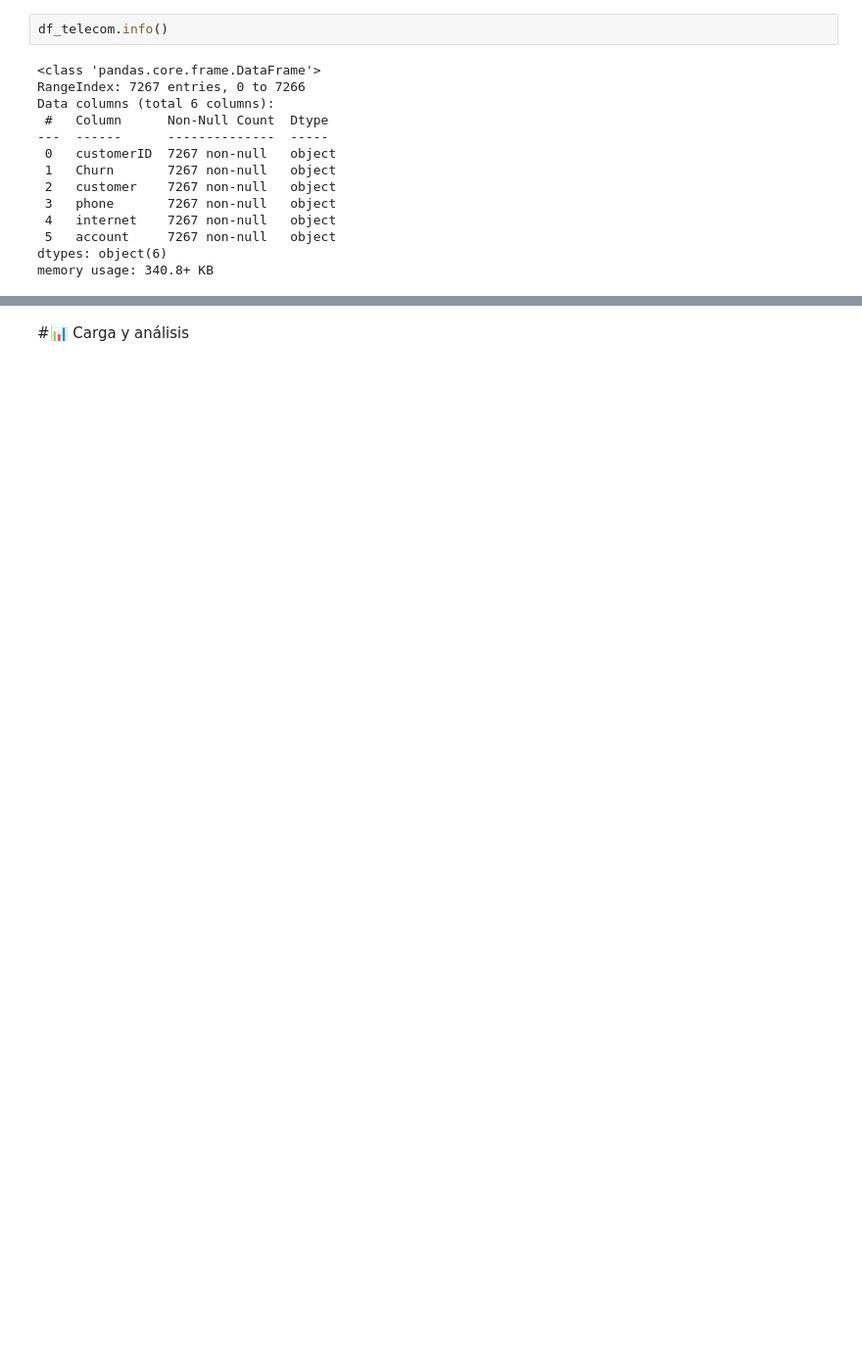
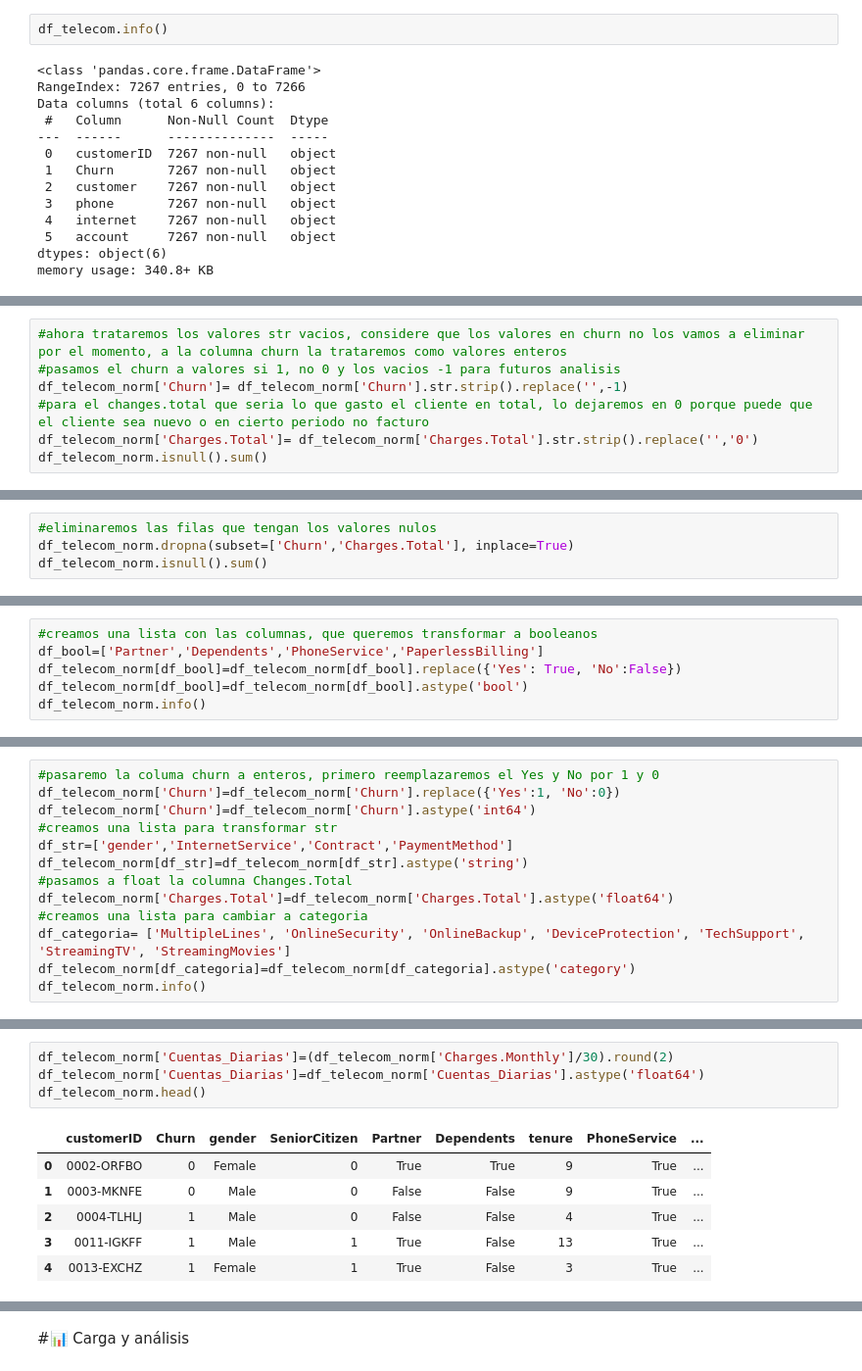
Before and after one commit to Alejandro0699/telecomX, a Jupyter notebook: TelecomX_LATAM.ipynb, the cells around one changed output, grey strips where cells are left out. Shown at 98% size. Cells and saved outputs as stored; diff of their text form; blank space fills up the shorter version.

```diff
--- a/TelecomX_LATAM.ipynb
+++ b/TelecomX_LATAM.ipynb
@@ -86,0 +146,7 @@ memory usage: 1.2+ MB
+# %%
+#ahora trataremos los valores str vacios, considere que los valores en churn no los vamos a eliminar por el momento, a la columna churn la trataremos como valores enteros
+#pasamos el churn a valores si 1, no 0 y los vacios -1 para futuros analisis
+df_telecom_norm['Churn']= df_telecom_norm['Churn'].str.strip().replace('',-1)
+#para el changes.total que seria lo que gasto el cliente en total, lo dejaremos en 0 porque puede que el cliente sea nuevo o en cierto periodo no facturo
+df_telecom_norm['Charges.Total']= df_telecom_norm['Charges.Total'].str.strip().replace('','0')
+df_telecom_norm.isnull().sum()
@@ -86,0 +172,4 @@ memory usage: 1.2+ MB
+# %%
+#eliminaremos las filas que tengan los valores nulos
+df_telecom_norm.dropna(subset=['Churn','Charges.Total'], inplace=True)
+df_telecom_norm.isnull().sum()
@@ -86,0 +215,6 @@ memory usage: 1.2+ MB
+# %%
+#creamos una lista con las columnas, que queremos transformar a booleanos
+df_bool=['Partner','Dependents','PhoneService','PaperlessBilling']
+df_telecom_norm[df_bool]=df_telecom_norm[df_bool].replace({'Yes': True, 'No':False})
+df_telecom_norm[df_bool]=df_telecom_norm[df_bool].astype('bool')
+df_telecom_norm.info()
@@ -86,0 +244,13 @@ memory usage: 1.2+ MB
+# %%
+#pasaremo la columa churn a enteros, primero reemplazaremos el Yes y No por 1 y 0
+df_telecom_norm['Churn']=df_telecom_norm['Churn'].replace({'Yes':1, 'No':0})
+df_telecom_norm['Churn']=df_telecom_norm['Churn'].astype('int64')
+#creamos una lista para transformar str
+df_str=['gender','InternetService','Contract','PaymentMethod']
+df_telecom_norm[df_str]=df_telecom_norm[df_str].astype('string')
+#pasamos a float la columna Changes.Total
+df_telecom_norm['Charges.Total']=df_telecom_norm['Charges.Total'].astype('float64')
+#creamos una lista para cambiar a categoria
+df_categoria= ['MultipleLines', 'OnlineSecurity', 'OnlineBackup', 'DeviceProtection', 'TechSupport', 'StreamingTV', 'StreamingMovies']
+df_telecom_norm[df_categoria]=df_telecom_norm[df_categoria].astype('category')
+df_telecom_norm.info()
@@ -86,0 +286,11 @@ memory usage: 1.2+ MB
+# %%
+df_telecom_norm['Cuentas_Diarias']=(df_telecom_norm['Charges.Monthly']/30).round(2)
+df_telecom_norm['Cuentas_Diarias']=df_telecom_norm['Cuentas_Diarias'].astype('float64')
+df_telecom_norm.head()
+# %% [output]
+|  | customerID | Churn | gender | SeniorCitizen | Partner | Dependents | tenure | PhoneService | ... |
+| 0 | 0002-ORFBO | 0 | Female | 0 | True | True | 9 | True | ... |
+| 1 | 0003-MKNFE | 0 | Male | 0 | False | False | 9 | True | ... |
+| 2 | 0004-TLHLJ | 1 | Male | 0 | False | False | 4 | True | ... |
+| 3 | 0011-IGKFF | 1 | Male | 1 | True | False | 13 | True | ... |
+| 4 | 0013-EXCHZ | 1 | Female | 1 | True | False | 3 | True | ... |
```
Also changed, not shown: parts of 53 cells of this notebook.
